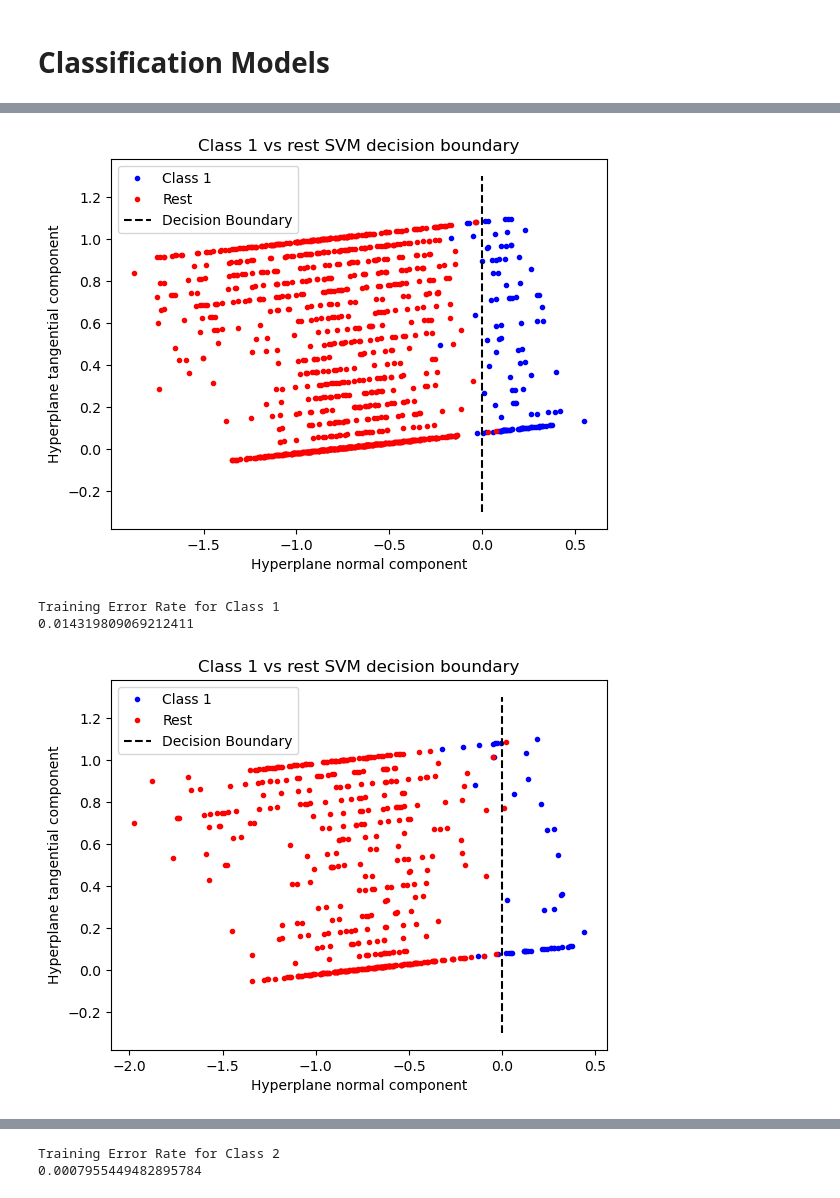
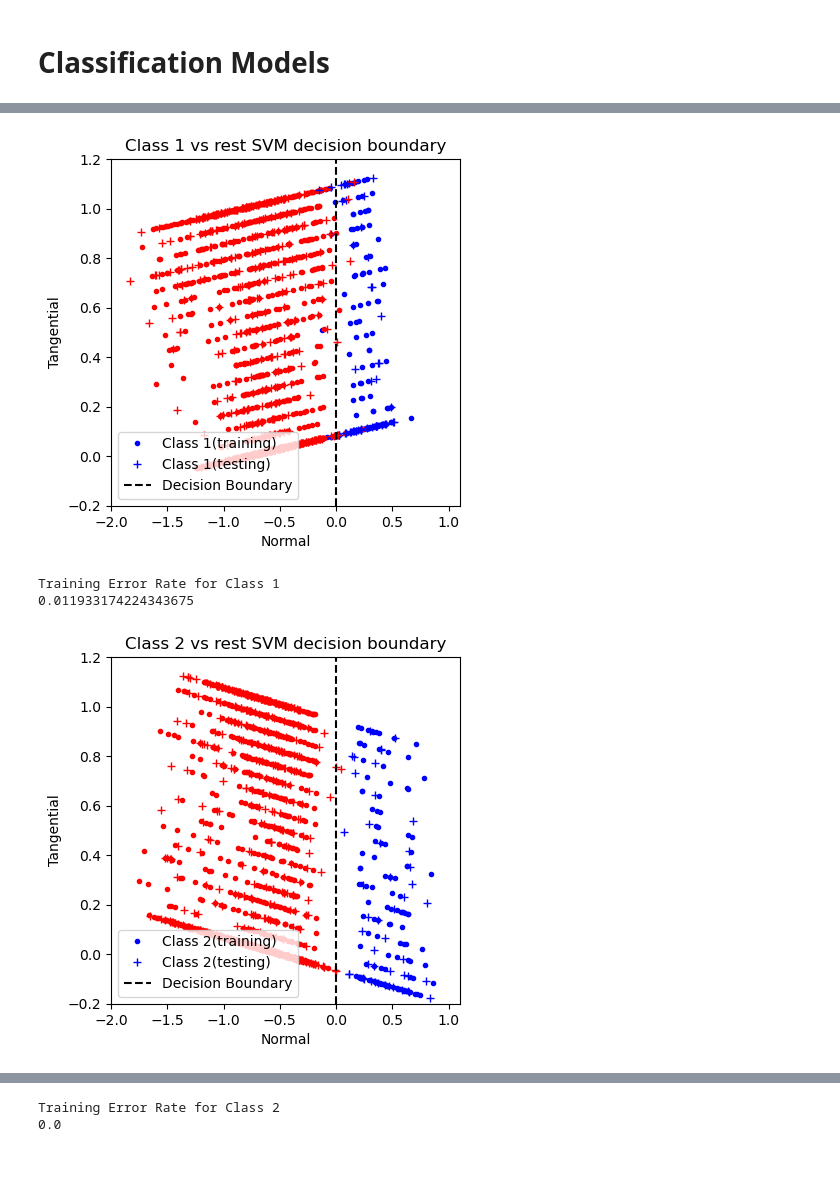
Before and after one commit to MathiasD-P/ECSE_551_A1, a Jupyter notebook: classification.ipynb, the cells around one changed output, grey strips where cells are left out. Cells and saved outputs as stored; diff of their text form; code cells hidden in the pictures; blank space fills up the shorter version.

```diff
--- a/classification.ipynb
+++ b/classification.ipynb
@@ -175,6 +206,6 @@ learning rate:
 # %%
 # Final training
-my_SVM = MulticlassSVM(0.0009765625, 1.9285714285714284, 5000)
+my_SVM = MulticlassSVM(0.00048828125, 1.5, 20000)
 my_SVM.fit(Xtrain, ytrain)
 # %%
 # Test model
@@ -186,14 +216,0 @@ Error rate is:
-# %%
-# Evaluate impact of number of iterations
-N = 2 ** np.arange(1, 16)
-ER = np.zeros(np.shape(N))
-
-for i in range(0, len(N)):
-    my_SVM = MulticlassSVM(0.0009765625, 1.9285714285714284, N[i])
-    my_SVM.fit(Xtrain1, ytrain1)
-    ER[i] = np.sum(my_SVM.predict(Xtest) != ytest) / np.size(ytest)
-
-plt.plot(N, ER)
-plt.ylabel("ER")
-plt.xlabel("Number of Iterations")
-plt.show()
@@ -202,49 +217,57 @@ plt.show()
 # %%
 # Function to plot decision boundary:
-def decision_bd(digit, feature, my_SVM, X, y):
+def decision_bd(digit, feature, my_SVM, X1, y1, X2, y2):
     # Determine hyperplane unit normal and offset vectors
     n = my_SVM.w[1:65,digit]
     norm_n = np.linalg.norm(n)
     n = n / norm_n # this is our unit normal vector
     offset = -my_SVM.w[0,digit] / norm_n * n
 
     # We figure out our other basis vector
     vf = np.zeros((64,))
     vf[feature] = 1.0
     vf = vf - np.dot(n, vf) * n # orthogonalize
     vf = vf / np.linalg.norm(vf) # this is our unit tangential vector
 
     # We build the projection operator
     Proj = np.vstack((n, vf)).T
 
     # Project and plot
-    Xtrainproj = (X - offset[None,:]) @ Proj
-    Xtrainproj_true = Xtrainproj[y == digit,:]
-    Xtrainproj_false = Xtrainproj[y != digit,:]
+    Xtrainproj1 = (X1 - offset[None,:]) @ Proj
+    Xtrainproj_true1 = Xtrainproj1[y1 == digit,:]
+    Xtrainproj_false1 = Xtrainproj1[y1 != digit,:]
+    Xtrainproj2 = (X2 - offset[None,:]) @ Proj
+    Xtrainproj_true2 = Xtrainproj2[y2 == digit,:]
+    Xtrainproj_false2 = Xtrainproj2[y2 != digit,:]
 
-    plt.plot(Xtrainproj_true[:,0], Xtrainproj_true[:,1], 'b.')
-    plt.plot(Xtrainproj_false[:,0], Xtrainproj_false[:,1], 'r.')
-    plt.plot([0.0, 0.0], [-0.3, 1.3], 'k--')
-    plt.xlabel("Hyperplane normal component")
-    plt.ylabel("Hyperplane tangential component")
+    plt.plot(Xtrainproj_true1[:,0], Xtrainproj_true1[:,1], 'b.')
+    plt.plot(Xtrainproj_false1[:,0], Xtrainproj_false1[:,1], 'r.', label= "_nolegend_")
+    plt.plot(Xtrainproj_true2[:,0], Xtrainproj_true2[:,1], 'b+')
+    plt.plot(Xtrainproj_false2[:,0], Xtrainproj_false2[:,1], 'r+', label= "_nolegend_")
+    plt.plot([0.0, 0.0], [-0.2, 1.2], 'k--')
+    plt.ylim([-0.2, 1.2])
+    plt.xlim([-2, 1.1])
+    plt.gcf().set_size_inches(4.5, 4.5)
+    plt.xlabel("Normal")
+    plt.ylabel("Tangential")
     plt.title("Class " + str(digit) + " vs rest SVM decision boundary")
-    plt.legend(["Class " + str(digit), "Rest", "Decision Boundary"])
+    plt.legend(["Class " + str(digit) + "(training)", "Class " + str(digit) + "(testing)", "Decision Boundary"], loc="lower left")
     plt.show()
 
 # For class 1
-decision_bd(1, 42, my_SVM, Xtrain, ytrain) # For training
+decision_bd(1, 42, my_SVM, Xtrain, ytrain, Xtest, ytest) # For training
 print("Training Error Rate for Class 1")
 print(np.sum((Xtrain @ my_SVM.w[1:65,1] + my_SVM.w[0,1] > 0) != (ytrain == 1)) / np.size(ytrain))
-decision_bd(1, 42, my_SVM, Xtest, ytest) # For testing
+# decision_bd(1, 42, my_SVM, Xtest, ytest, Xtest, ytest) # For testing
 
 
 # For class 2
-decision_bd(2, 42, my_SVM, Xtrain, ytrain) # for training
+decision_bd(2, 42, my_SVM, Xtrain, ytrain, Xtest, ytest) # for training
 print("Training Error Rate for Class 2") # for testing
 print(np.sum((Xtrain @ my_SVM.w[1:65,2] + my_SVM.w[0,2] > 0) != (ytrain == 2)) / np.size(ytrain))
-decision_bd(2, 42, my_SVM, Xtest, ytest)
+# decision_bd(2, 42, my_SVM, Xtest, ytest)
 # %% [output]
-[figure, old version]
+[figure, new version]
 Training Error Rate for Class 1
-0.014319809069212411
+0.011933174224343675
-[figure, old version]
+[figure, new version]
@@ -252,2 +274,2 @@ Training Error Rate for Class 1
 Training Error Rate for Class 2
-0.0007955449482895784
+0.0
```
Also changed, not shown: parts of 13 cells of this notebook, 1 other file.
